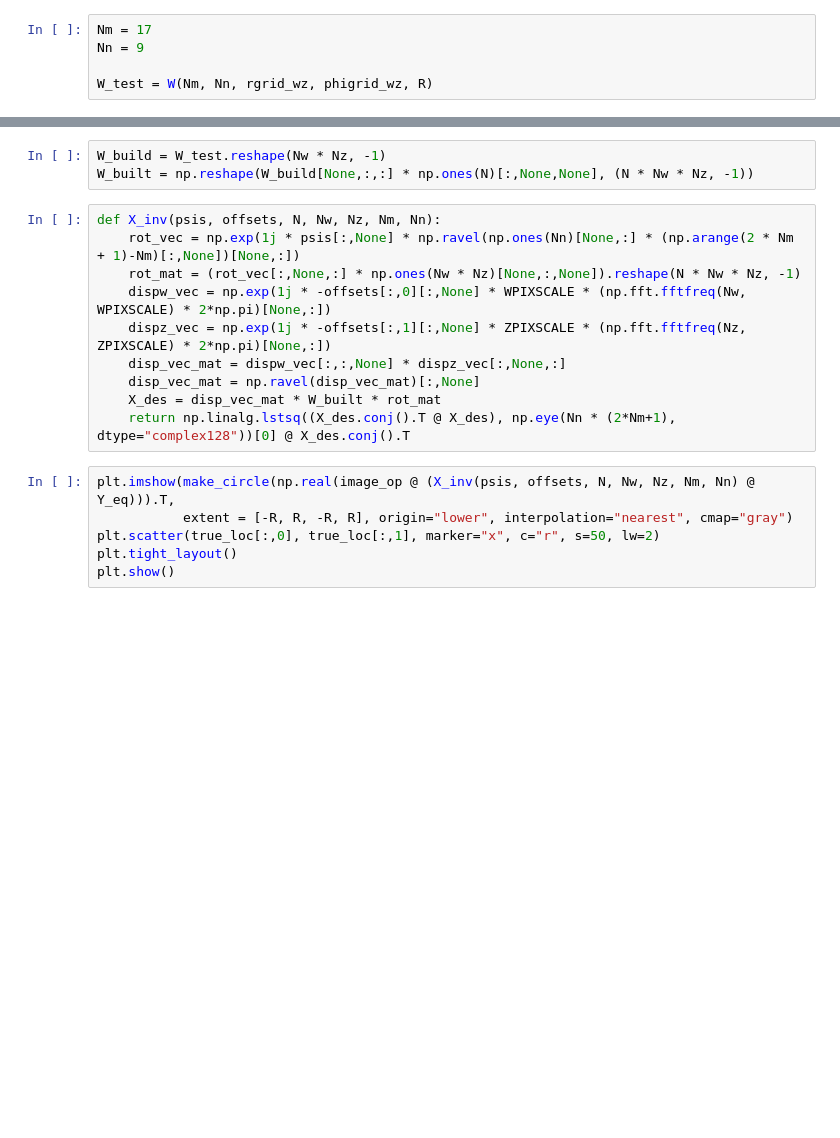
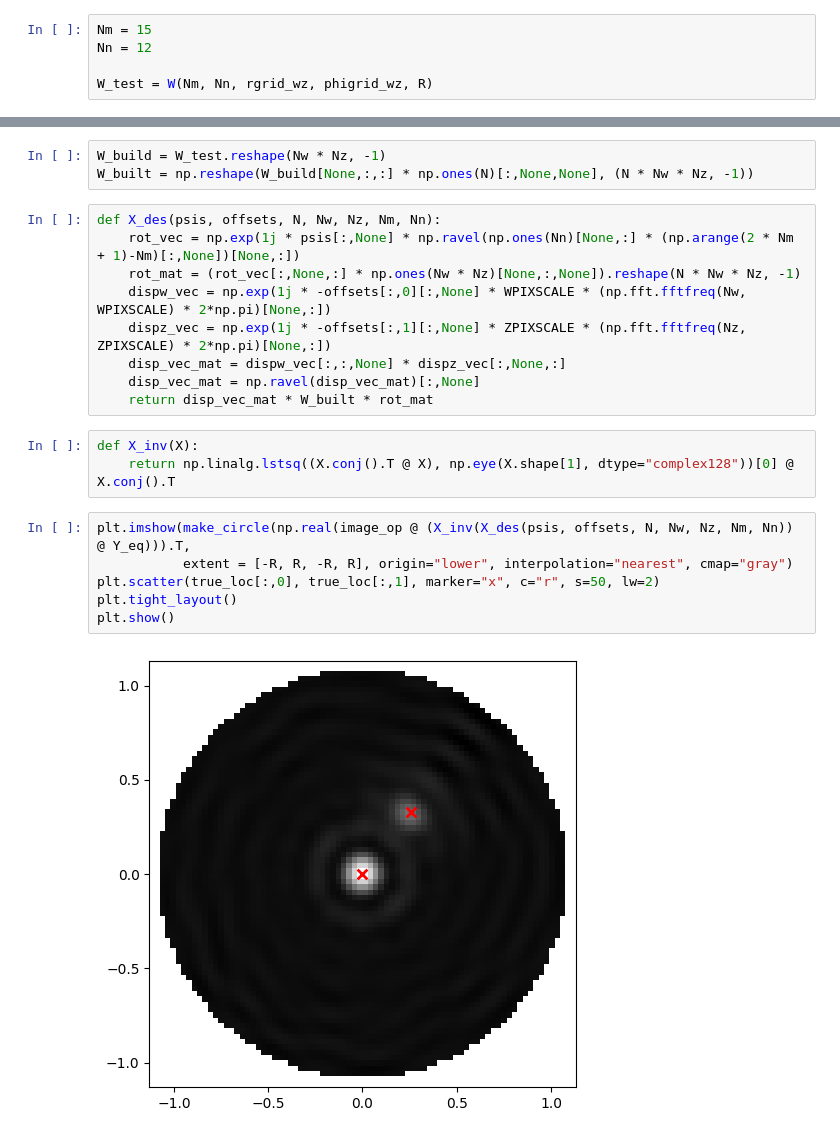
Before and after one commit to Tlanda40/Gaia2plus1DTheo, a Jupyter notebook: notebooks/make_W.ipynb, the cells around one changed output, grey strips where cells are left out. Saved outputs shown, nothing was run; the diff lists cells and outputs as text; blank space fills up the shorter version.

```diff
--- a/notebooks/make_W.ipynb
+++ b/notebooks/make_W.ipynb
@@ -80,8 +85,8 @@ def W(Nm, Nn, rs, phis, R):
     W_fft = np.fft.fft2(pixs, axes=(0, 1))
     return W_fft
 # %%
-Nm = 17
-Nn = 9
+Nm = 15
+Nn = 12
 
 W_test = W(Nm, Nn, rgrid_wz, phigrid_wz, R)
 # %%
@@ -251,19 +245,23 @@ plt.show()
 W_build = W_test.reshape(Nw * Nz, -1)
 W_built = np.reshape(W_build[None,:,:] * np.ones(N)[:,None,None], (N * Nw * Nz, -1))
 # %%
-def X_inv(psis, offsets, N, Nw, Nz, Nm, Nn):
+def X_des(psis, offsets, N, Nw, Nz, Nm, Nn):
     rot_vec = np.exp(1j * psis[:,None] * np.ravel(np.ones(Nn)[None,:] * (np.arange(2 * Nm + 1)-Nm)[:,None])[None,:])
     rot_mat = (rot_vec[:,None,:] * np.ones(Nw * Nz)[None,:,None]).reshape(N * Nw * Nz, -1)
     dispw_vec = np.exp(1j * -offsets[:,0][:,None] * WPIXSCALE * (np.fft.fftfreq(Nw, WPIXSCALE) * 2*np.pi)[None,:])
     dispz_vec = np.exp(1j * -offsets[:,1][:,None] * ZPIXSCALE * (np.fft.fftfreq(Nz, ZPIXSCALE) * 2*np.pi)[None,:])
     disp_vec_mat = dispw_vec[:,:,None] * dispz_vec[:,None,:]
     disp_vec_mat = np.ravel(disp_vec_mat)[:,None]
-    X_des = disp_vec_mat * W_built * rot_mat
-    return np.linalg.lstsq((X_des.conj().T @ X_des), np.eye(Nn * (2*Nm+1), dtype="complex128"))[0] @ X_des.conj().T
+    return disp_vec_mat * W_built * rot_mat
+# %%
+def X_inv(X):
+    return np.linalg.lstsq((X.conj().T @ X), np.eye(X.shape[1], dtype="complex128"))[0] @ X.conj().T
 # %%
-plt.imshow(make_circle(np.real(image_op @ (X_inv(psis, offsets, N, Nw, Nz, Nm, Nn) @ Y_eq))).T,
+plt.imshow(make_circle(np.real(image_op @ (X_inv(X_des(psis, offsets, N, Nw, Nz, Nm, Nn)) @ Y_eq))).T,
            extent = [-R, R, -R, R], origin="lower", interpolation="nearest", cmap="gray")
 plt.scatter(true_loc[:,0], true_loc[:,1], marker="x", c="r", s=50, lw=2)
 plt.tight_layout()
 plt.show()
+# %% [output]
+[figure, added]
 # %%
```
Also changed, not shown: parts of 18 cells of this notebook, 3 other files.
